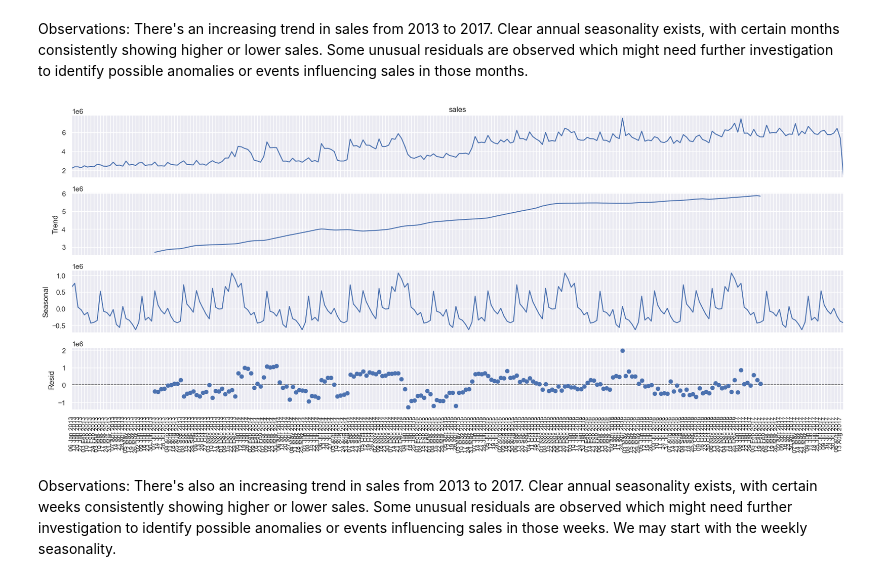
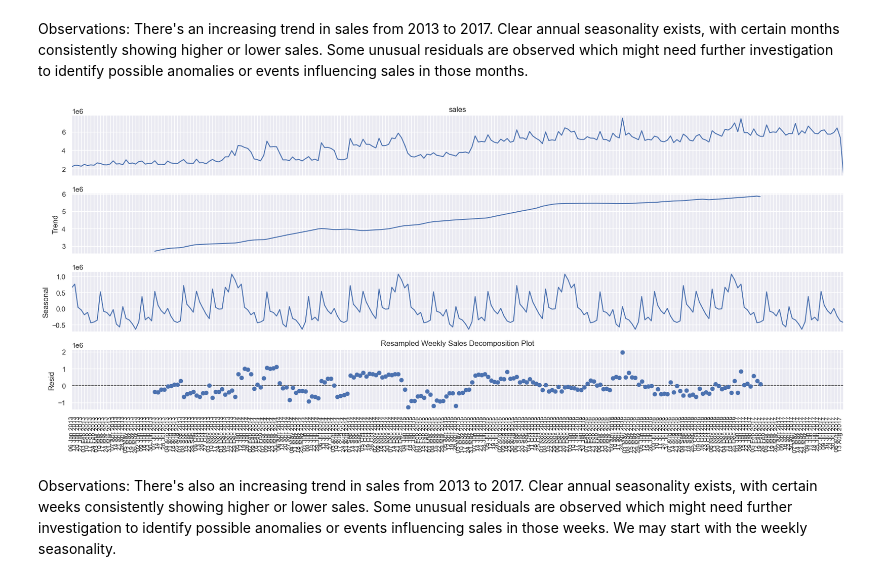
Before and after one commit to TeeNguyenDA/Store-Sales-Forecasting, a Jupyter notebook: notebooks/store_sales_forecast.ipynb, the cells around one changed output. Saved outputs shown, nothing was run; the diff lists cells and outputs as text; code cells hidden in the pictures.

```diff
--- a/notebooks/store_sales_forecast.ipynb
+++ b/notebooks/store_sales_forecast.ipynb
@@ -603,28 +612,29 @@ Observations: There's an increasing trend in sales from 2013 to 2017. Clear annu
 # %%
 # Check for trends and seasonal patterns visually by the decomposition plot - by weekly
 
-# Resample the time series data, compute the sum of sales for each month grouped by the start of each month
+# Resample the time series data, compute the sum of sales for each week grouped by the start of each week
 y2 = date_total_sales2['sales'].resample('W').sum()
 
 # Set the figure size
 rcParams['figure.figsize'] = 18, 8
 
 # Decompose the time series
 decomposition = seasonal_decompose(y2, model='additive')
 
 # Plot the decomposition
 fig = decomposition.plot()
 
 # Generate a list of all weeks from 2013 to mid of August 2017
 all_weeks = pd.date_range(start='2013-01-01', end='2017-08-15', freq='W')
 
 # Set these dates as x-ticks and format the x-tick labels to show month and year
 plt.xticks(all_weeks, all_weeks.strftime('%d %b %Y'), rotation=90, fontsize=10)
 
+plt.title('Resampled Weekly Sales Decomposition Plot')
 plt.tight_layout()
 plt.show()
 # %% [output]
-[figure, old version]
+[figure, new version]
 # %% [markdown]
 Observations: There's also an increasing trend in sales from 2013 to 2017. Clear annual seasonality exists, with certain weeks consistently showing higher or lower sales. Some unusual residuals are observed which might need further investigation to identify possible anomalies or events influencing sales in those weeks. We may start with the weekly seasonality.
 # %% [markdown]
```
Also changed, not shown: parts of 29 cells of this notebook, 18 other files.
